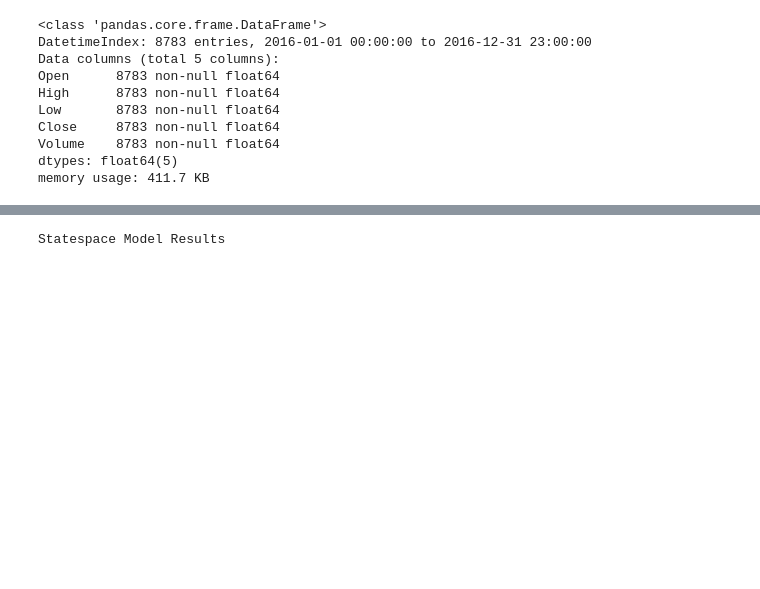
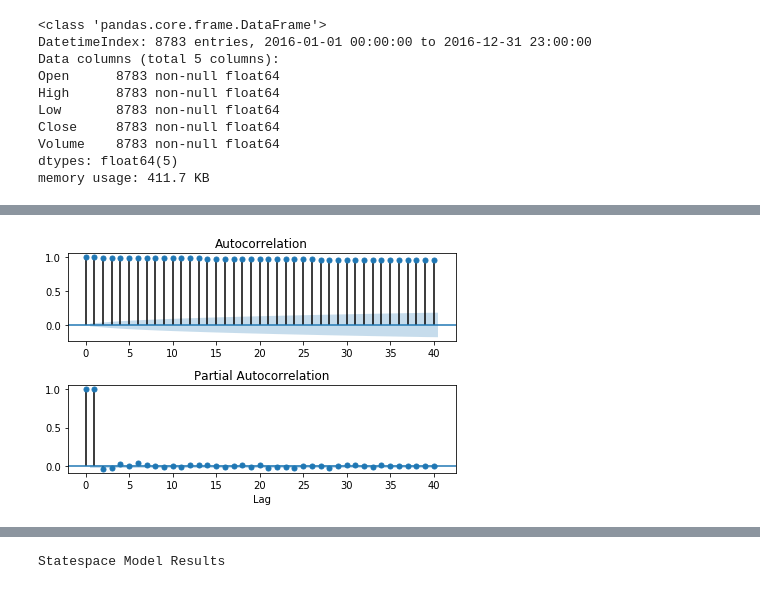
Before and after one commit to viktor-begun/ML_Trading, a Jupyter notebook: ML_Trading.ipynb, the cells around one changed output, grey strips where cells are left out. Drawn from its saved outputs; the diff is of its cells as text; code cells hidden in the pictures; blank space fills up the shorter version.

```diff
--- a/ML_Trading.ipynb
+++ b/ML_Trading.ipynb
@@ -236,0 +256,4 @@ RangeIndex(start=0, stop=8783, step=1)
+# %%
+# Read the dataframe again, in order to be sure that nothing happened to it in previous cells.
+df = pd.read_table('EURUSD_1H_2016.txt',sep=',')
+df
@@ -238,8 +290,8 @@ RangeIndex(start=0, stop=8783, step=1)
 **Our indexes are just numbers => convert the column `Local time` to index, see [this](https://stackoverflow.com/questions/37610983/how-set-column-as-date-index).**
 # %%
 # Convert to datetime
-EURUSD_1H_2016_df['Local time'] = pd.to_datetime(EURUSD_1H_2016_df['Local time'])
-EURUSD_1H_2016_df.info()
+df['Local time'] = pd.to_datetime(df['Local time'])
+df.info()
 # %% [output]
 <class 'pandas.core.frame.DataFrame'>
 RangeIndex: 8783 entries, 0 to 8782
@@ -254,8 +306,8 @@ dtypes: datetime64[ns](1), float64(5)
 memory usage: 411.8 KB
 # %%
 # Set the index
-EURUSD_1H_2016_df.set_index('Local time', inplace=True)
-EURUSD_1H_2016_df.info()
+df.set_index('Local time', inplace=True)
+df.info()
 # %% [output]
 <class 'pandas.core.frame.DataFrame'>
 DatetimeIndex: 8783 entries, 2016-01-01 00:00:00 to 2016-12-31 23:00:00
@@ -267,3 +319,7 @@ Close     8783 non-null float64
 Volume    8783 non-null float64
 dtypes: float64(5)
 memory usage: 411.7 KB
+# %%
+# Get "Close"
+df_close = df["Close"]
+df_close
@@ -269,0 +402,12 @@ memory usage: 411.7 KB
+# %%
+# Plot autocorrelation and partial autocorrelation
+plt.figure()
+plt.subplot(211)
+plot_acf(df_close, ax=plt.gca())
+plt.subplot(212)
+plot_pacf(df_close, ax=plt.gca())
+plt.xlabel('Lag')
+plt.tight_layout()
+plt.show()
+# %% [output]
+[figure, added]
```
Also changed, not shown: parts of 41 cells of this notebook.
